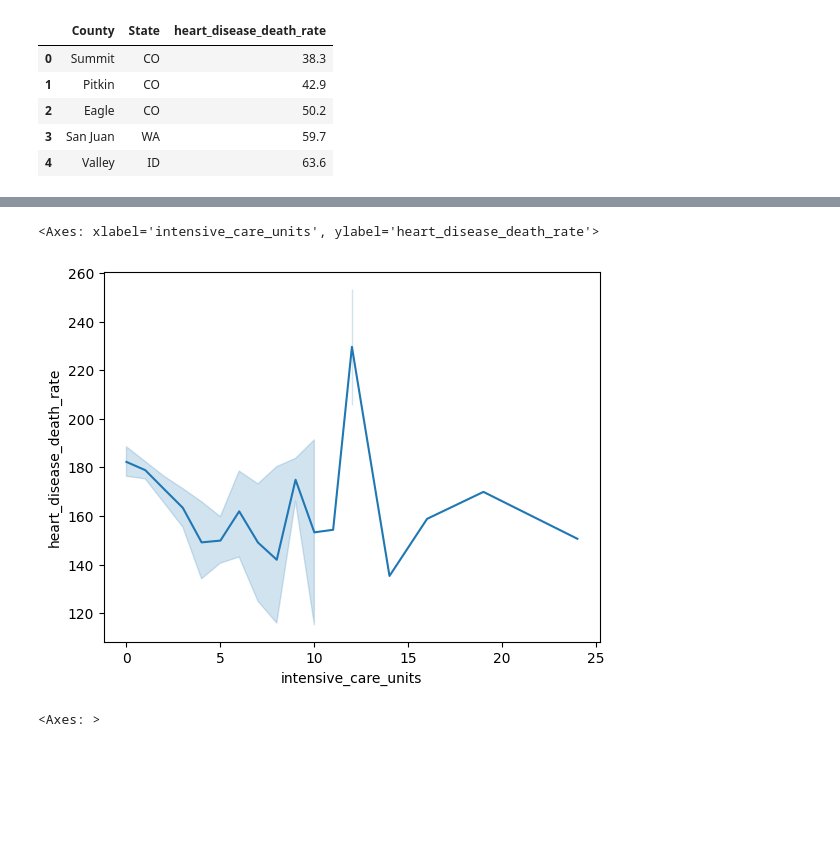
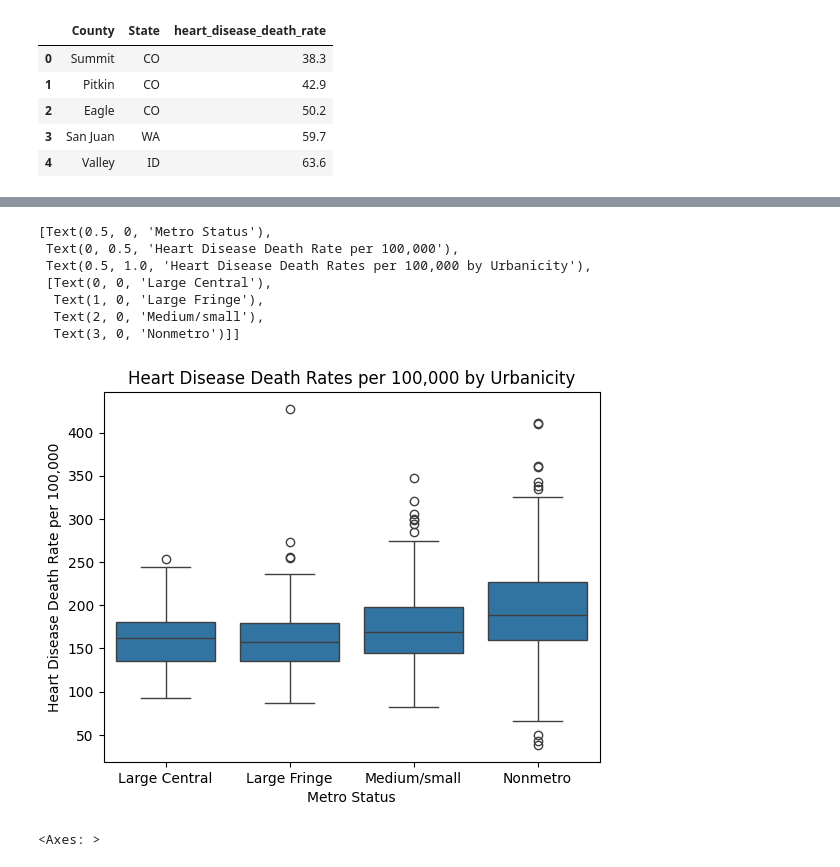
Before and after one commit to kevinwguo/216Project, a Jupyter notebook: Prototype.ipynb, the cells around one changed output, grey strips where cells are left out. Drawn from its saved outputs; the diff is of its cells as text; code cells hidden in the pictures; blank space fills up the shorter version.

```diff
--- a/Prototype.ipynb
+++ b/Prototype.ipynb
@@ -75,5 +85,0 @@ final_df
-# %%
-sns.lineplot(final_df.dropna(), x='intensive_care_units', y='heart_disease_death_rate')
-# %% [output]
-<Axes: xlabel='intensive_care_units', ylabel='heart_disease_death_rate'>
-[figure, removed]
@@ -82 +86,16 @@ sns.boxplot(final_df.dropna(), x='urban_status', y='')
+# %%
+# Boxlpot with heart disease rate based on urban status
+fig = sns.boxplot(final_df.dropna(), x='urban_status', y='heart_disease_death_rate')
+fig.set(xlabel='Metro Status', ylabel = "Heart Disease Death Rate per 100,000",
+       title="Heart Disease Death Rates per 100,000 by Urbanicity",
+       xticklabels=["Large Central", "Large Fringe", "Medium/small", "Nonmetro"])
+# %% [output]
+[Text(0.5, 0, 'Metro Status'),
+ Text(0, 0.5, 'Heart Disease Death Rate per 100,000'),
+ Text(0.5, 1.0, 'Heart Disease Death Rates per 100,000 by Urbanicity'),
+ [Text(0, 0, 'Large Central'),
+  Text(1, 0, 'Large Fringe'),
+  Text(2, 0, 'Medium/small'),
+  Text(3, 0, 'Nonmetro')]]
+[figure, added]
 # %%
```
Also changed, not shown: parts of 8 cells of this notebook.
